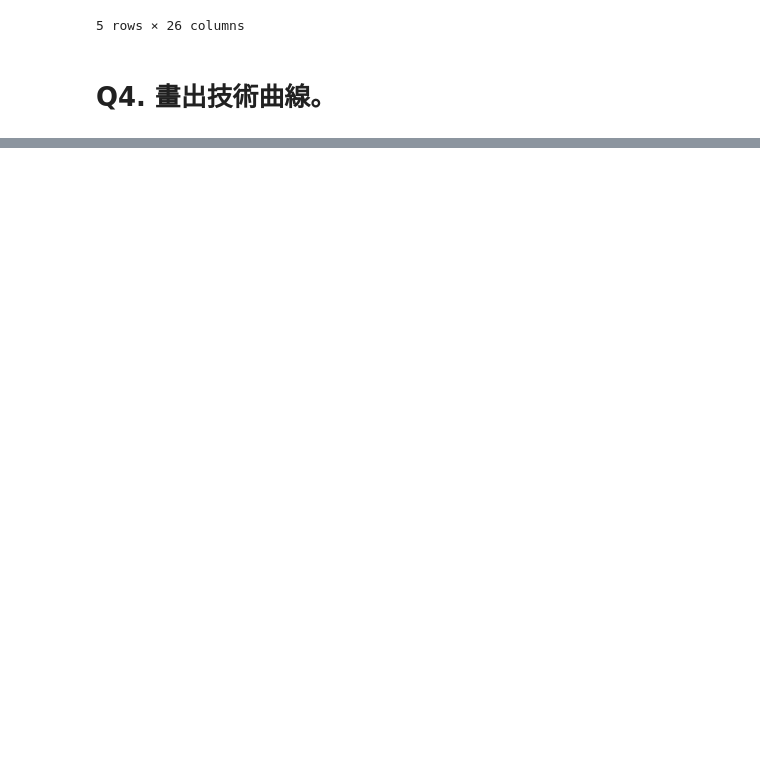
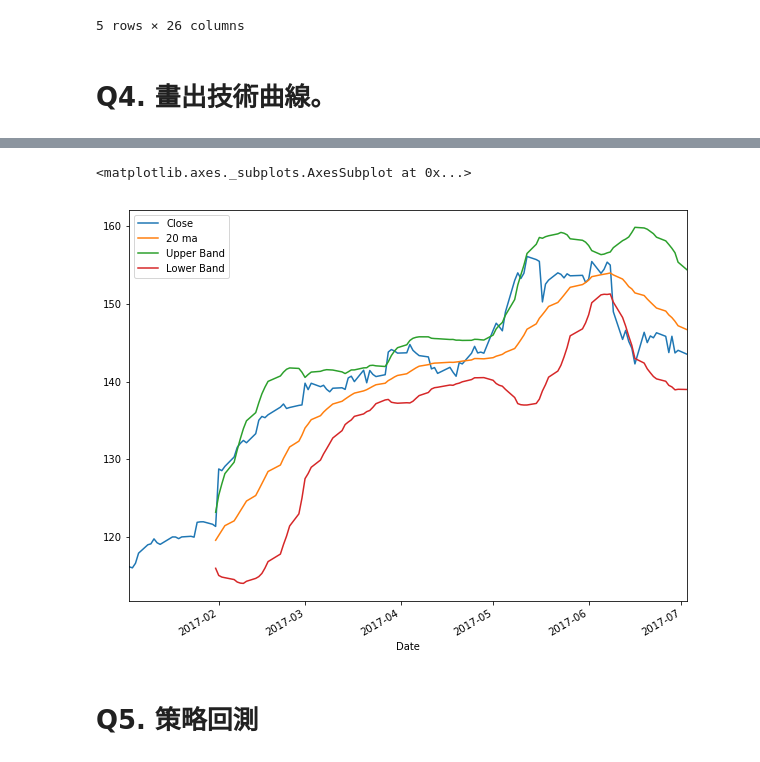
Before and after one commit to BrendanHou/M044030041_quant2017, a Jupyter notebook: midterm/Midterm.ipynb, the cells around one changed output, grey strips where cells are left out. Saved outputs shown, nothing was run; the diff lists cells and outputs as text; code cells hidden in the pictures; blank space fills up the shorter version.

```diff
--- a/midterm/Midterm.ipynb
+++ b/midterm/Midterm.ipynb
@@ -140,0 +132,7 @@ rawData = pd.read_csv(io.StringIO(urlData.decode('big5')))
+# %%
+# 建立股價資料的dataframe
+import pandas_datareader.data as web
+from datetime import datetime
+
+df = web.DataReader('AAPL', 'yahoo', datetime(2017, 1, 1), datetime(2017, 7, 4))
+df
@@ -140,0 +159,18 @@ rawData = pd.read_csv(io.StringIO(urlData.decode('big5')))
+# %%
+# 計算20日ma及標準差
+df['20 ma'] = pd.Series.rolling(df['Close'], window = 20).mean()
+df['20 sd'] = pd.Series.rolling(df['Close'], window = 20).std()
+# %%
+# 算出上界及下界
+df['Upper Band'] = df['20 ma'] + (df['20 sd']*2)
+df['Lower Band'] = df['20 ma'] - (df['20 sd']*2)
+# %%
+# 畫圖
+import matplotlib.pyplot as plt
+%matplotlib inline
+df[['Close', '20 ma', 'Upper Band', 'Lower Band']].plot(legend = 'best', figsize=(10, 8))
+# %% [output]
+<matplotlib.axes._subplots.AxesSubplot at 0x...>
+[figure, added]
+# %% [markdown]
+# Q5. 策略回測
```
Also changed, not shown: parts of 6 cells of this notebook, 1 other file.
